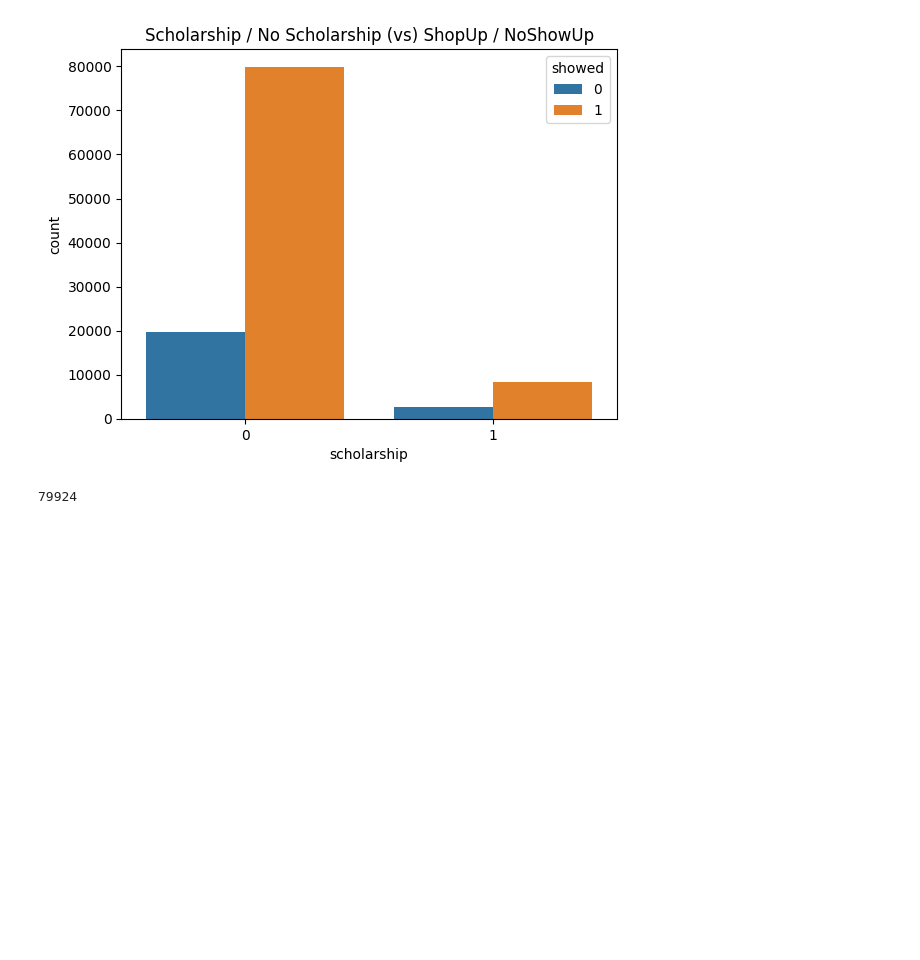
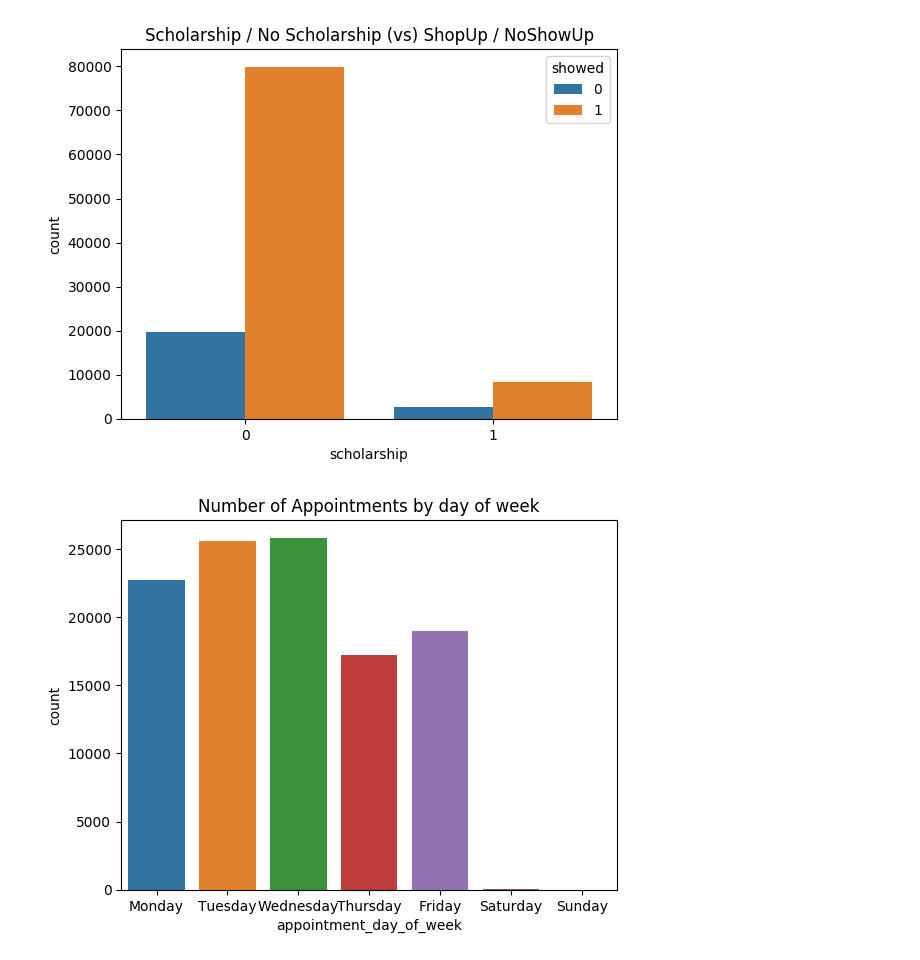
Before and after one commit to architkaila/Predicting-Patient-No-Shows, a Jupyter notebook: EDA.ipynb, the cells around one changed output. Saved outputs shown, nothing was run; the diff lists cells and outputs as text; code cells hidden in the pictures; blank space fills up the shorter version.

```diff
--- a/EDA.ipynb
+++ b/EDA.ipynb
@@ -615,8 +618,19 @@ Showup % of patients with scholarhsip: 76.26369579228432
 Showup % of patients with no scholarhsip: 80.19666867348987
 Text(0.5, 1.0, 'Scholarship / No Scholarship (vs) ShopUp / NoShowUp')
 [figure]
-# %%
-df.query('scholarship == 0 & showed == 1').showed.count()
-#df.query('scholarship == 0').showed.count()
-# %% [output]
-79924
+# %%
+## Explore some datetime features
+weekday_names = ['Monday','Tuesday','Wednesday','Thursday','Friday','Saturday','Sunday']
+
+# Extract the day for Appointment Day
+df['appointment_day_of_week'] = df['appointmentday'].dt.day_name()
+
+
+ax = sns.countplot(x=df.appointment_day_of_week, order=weekday_names)
+ax.set_title("Number of Appointments by day of week")
+plt.show()
+
+## Observations
+# We observe that Monday, Tyesday and wednesday see more number of appointments as compared to thurday and friday
+# %% [output]
+[figure, added]
```
Also changed, not shown: parts of 7 cells of this notebook.
